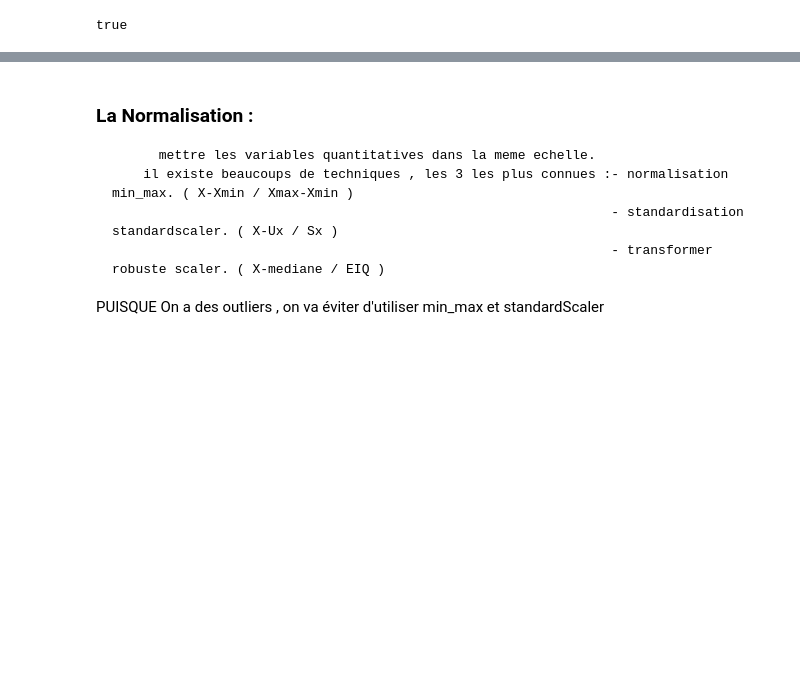
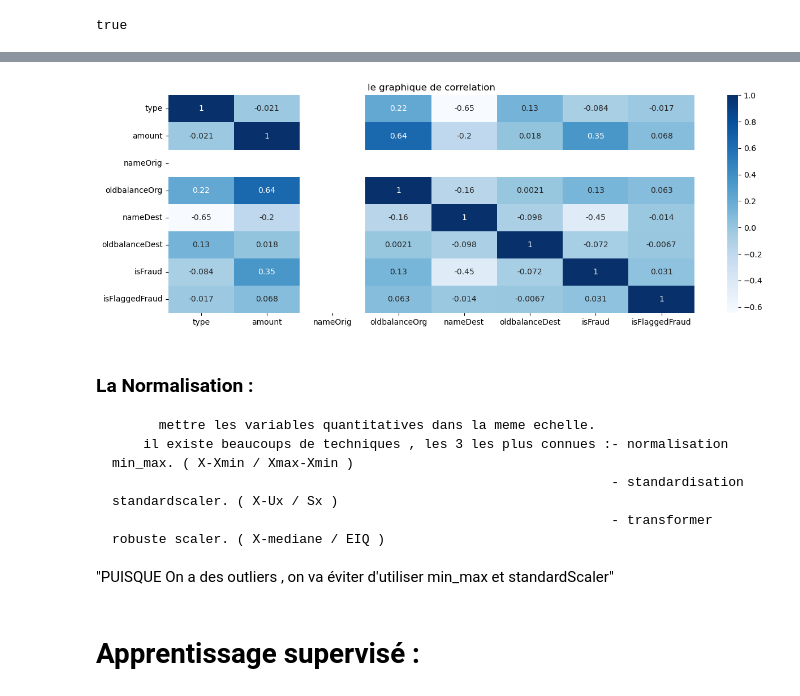
Before and after one commit to mohammedbourkache/PFE_detection_fraudes_DS_1, a Jupyter notebook: carte_credit_pfe.ipynb, the cells around one changed output, grey strips where cells are left out. Cells and saved outputs as stored; diff of their text form; code cells hidden in the pictures; blank space fills up the shorter version.

```diff
--- a/carte_credit_pfe.ipynb
+++ b/carte_credit_pfe.ipynb
@@ -809,3 +958,10 @@ true
+# %%
+plt.figure(figsize=(15,5))
+sns.heatmap(sous_echant.corr(), cmap='Blues', annot=True)
+plt.title('le graphique de correlation')
+plt.show()
+# %% [output]
+[figure, added]
 # %% [markdown]
 ### La Normalisation :
           mettre les variables quantitatives dans la meme echelle.
@@ -813,4 +969,6 @@ true
                                                                     - standardisation standardscaler. ( X-Ux / Sx )
                                                                     - transformer robuste scaler. ( X-mediane / EIQ )
 
-PUISQUE On a des outliers , on va éviter d'utiliser min_max et standardScaler
+"PUISQUE On a des outliers , on va éviter d'utiliser min_max et standardScaler"
+# %% [markdown]
+# Apprentissage supervisé :
```
Also changed, not shown: parts of 31 cells of this notebook.
